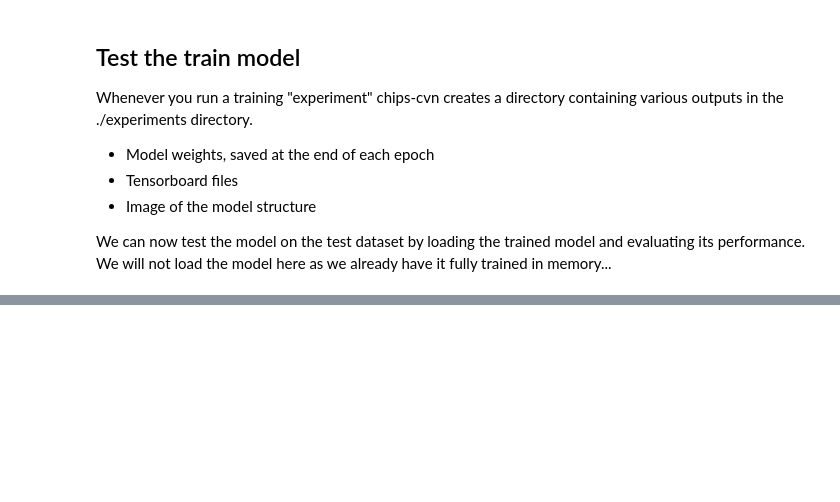
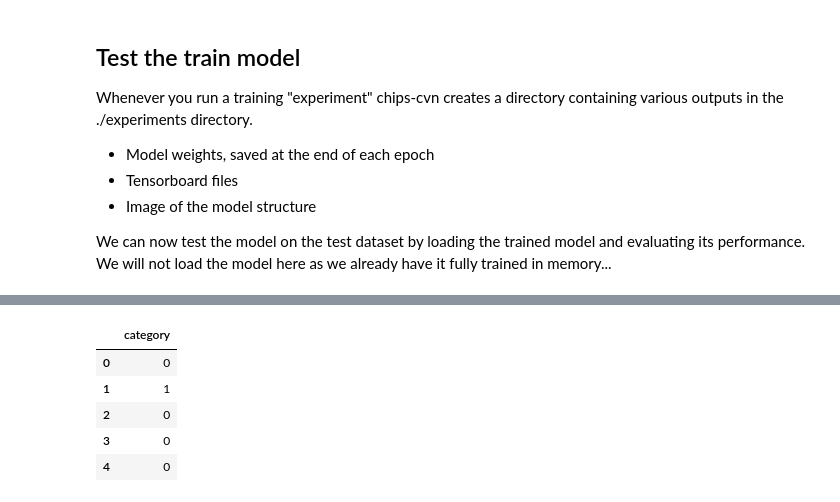
Before and after one commit to chipsneutrino/chips-net, a Jupyter notebook: example.ipynb, the cells around one changed output, grey strips where cells are left out. Drawn from its saved outputs; the diff is of its cells as text; code cells hidden in the pictures; blank space fills up the shorter version.

```diff
--- a/example.ipynb
+++ b/example.ipynb
@@ -181,0 +264,9 @@ Welcome to JupyROOT 6.18/04
+# %%
+predictions.head()
+# %% [output]
+|  | category |
+| 0 | 0 |
+| 1 | 1 |
+| 2 | 0 |
+| 3 | 0 |
+| 4 | 0 |
```
Also changed, not shown: parts of 12 cells of this notebook, 2 other files.
